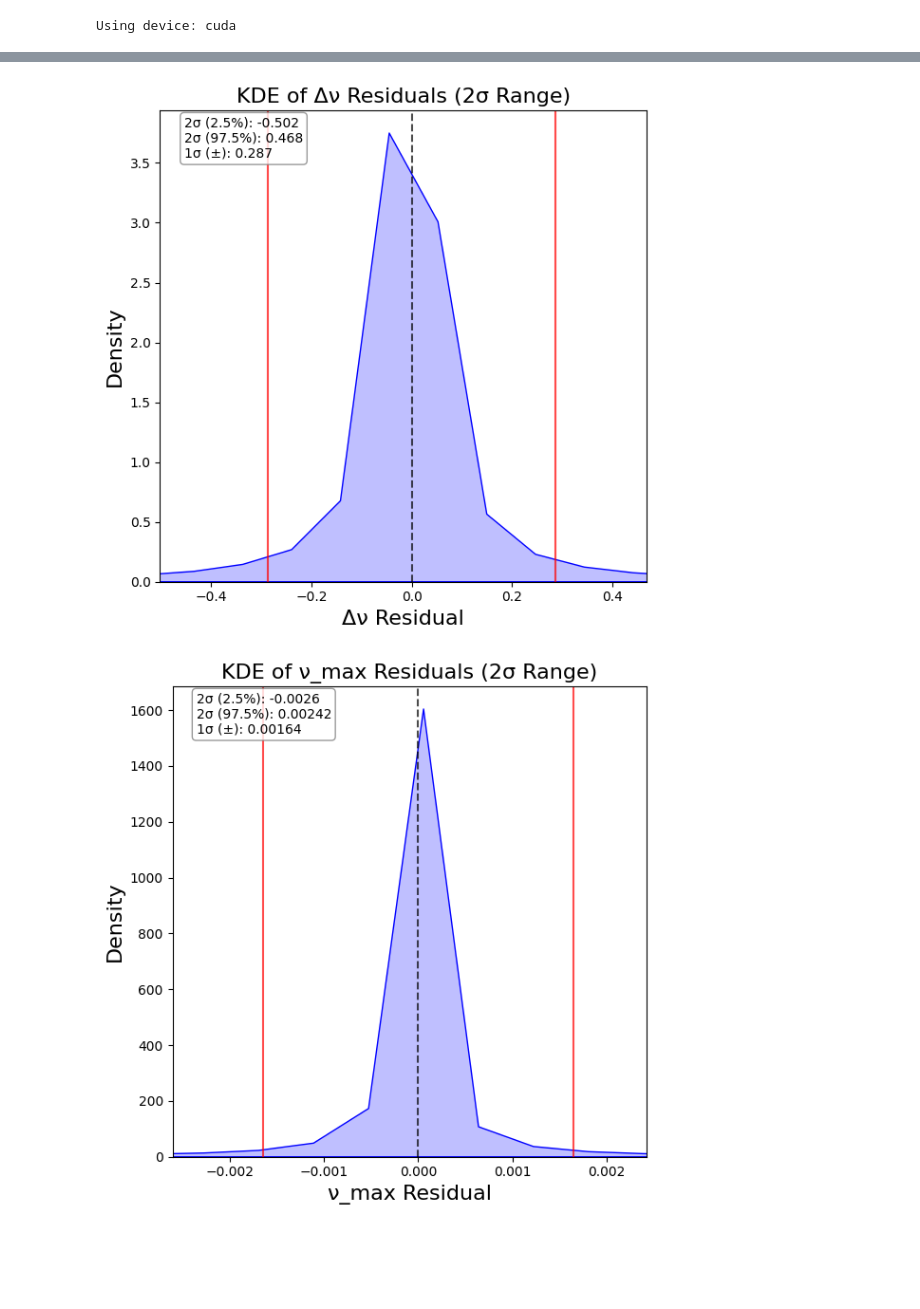
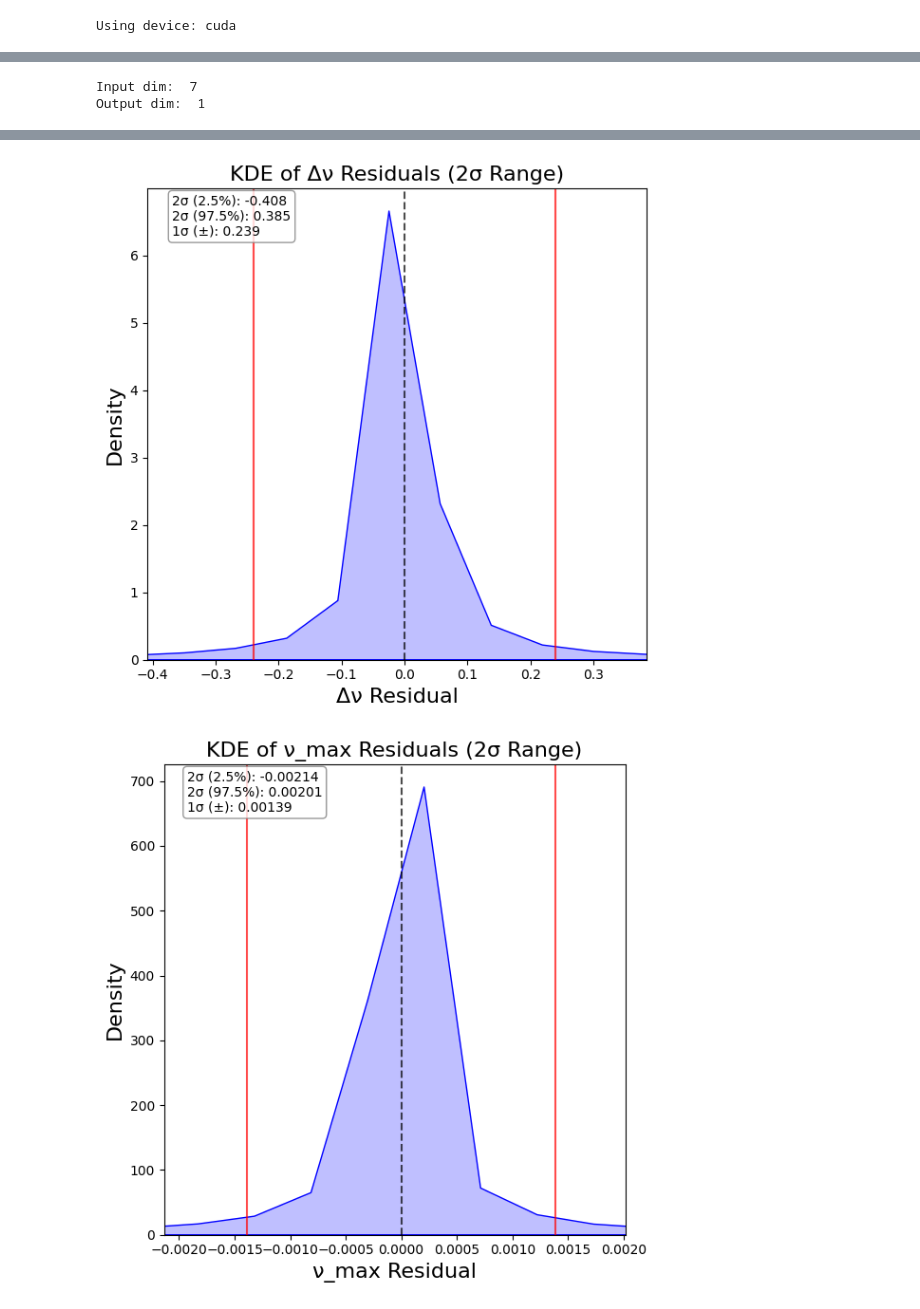
Before and after one commit to ruddock321/y4project, a Jupyter notebook: Neural_Network/GARSTEC_Emulator/GarstecModel_V14/V14RadiusPlot.ipynb, the cells around one changed output, grey strips where cells are left out. Cells and saved outputs as stored; diff of their text form; code cells hidden in the pictures; blank space fills up the shorter version.

```diff
--- a/Neural_Network/GARSTEC_Emulator/GarstecModel_V14/V14RadiusPlot.ipynb
+++ b/Neural_Network/GARSTEC_Emulator/GarstecModel_V14/V14RadiusPlot.ipynb
@@ -13,20 +13,17 @@ from pytorch_lightning import LightningModule
 from sklearn.model_selection import train_test_split
 # %%
 # Path setup
-model_path = "best_model_v14-RadFullMSE---epoch=7161-val_loss=0.00082880.ckpt"
+model_path = "best_model_v14-RadSingle---epoch=19966-val_loss=0.00141896.ckpt"
 garstec_data = r'C:\Users\kiena\Documents\YEAR 4\PROJECT\Data\Garstec_AS09_chiara.hdf5'
 save_dir = r'C:\Users\kiena\Python Project\Year4Project\dev\GarstecModel_V9'
 os.makedirs(save_dir, exist_ok=True)
 # %%
-# Lightning Module
+# MSE Loss
 class GarstecNet(LightningModule):
     def __init__(self, input_dim, output_dim, lr=1e-3):
         super().__init__()
         self.save_hyperparameters()
         self.lr = lr
-
-        # Define MSE loss
-        self.loss_fn = nn.MSELoss()
 
         self.model = nn.Sequential(
             nn.Linear(input_dim, 256),  # First layer
@@ -276,7 +305,40 @@ Output dim:  5
+# %%
+# Single
+
+# Load trained model
+input_dim = X_train.shape[1]
+output_dim = y_train.shape[1]
+
+print("Input dim: ",input_dim)
+print("Output dim: ",output_dim)
+
+model = GarstecNet.load_from_checkpoint(
+    model_path,
+    input_dim=input_dim,
+    output_dim=output_dim,
+    map_location=device
+)
+model.eval()
+model.to(device)
+
+# Make predictions
+X_test_tensor = torch.tensor(X_test, dtype=torch.float32).to(device)
+with torch.no_grad():
+    y_pred = model(X_test_tensor).cpu().numpy()
+
+# Inverse transform predictions
+y_pred_original = scaler_y.inverse_transform(y_pred)
+y_test_original = scaler_y.inverse_transform(y_test)
+
+# Then calculate residuals in original units
+normal_residuals = y_pred_original - y_test_original
+# %% [output]
+Input dim:  7
+Output dim:  1
 # %%
 def individual_kde_plots():
     # Define parameter names for each column of normal_residuals
-    names = ["Effective Temperature (K)", "Δν", "ν_max", "[Fe/H]", "Radius"]
+    names = ["Effective Temperature (K)", "Δν (μHz)", "ν_max (μHz)", "[Fe/H] (dex)", "Radius (R☉)"]
 
     # Iterate through each parameter
     for i, name in enumerate(names):
@@ -330,2 +392,2 @@ individual_kde_plots()
-[figure, old version]
+[figure, new version]
-[figure, old version]
+[figure, new version]
```
Also changed, not shown: parts of 4 cells of this notebook, 4 other files.
